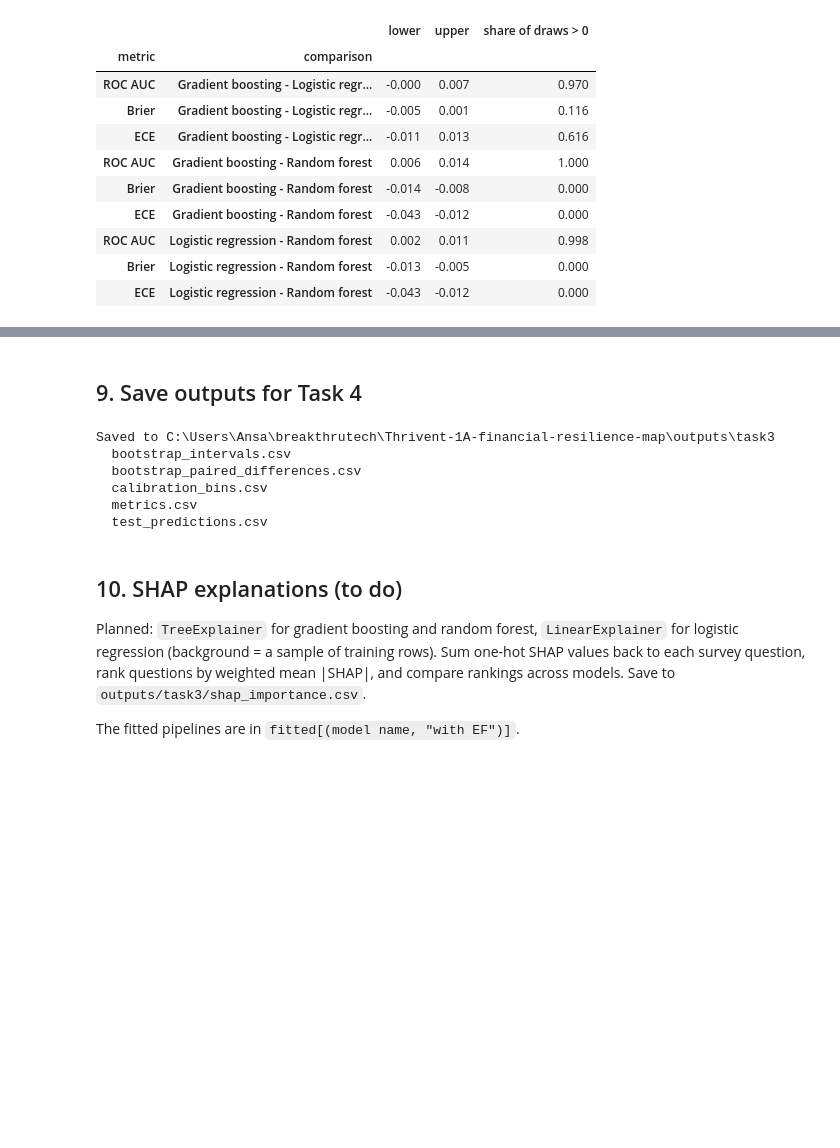
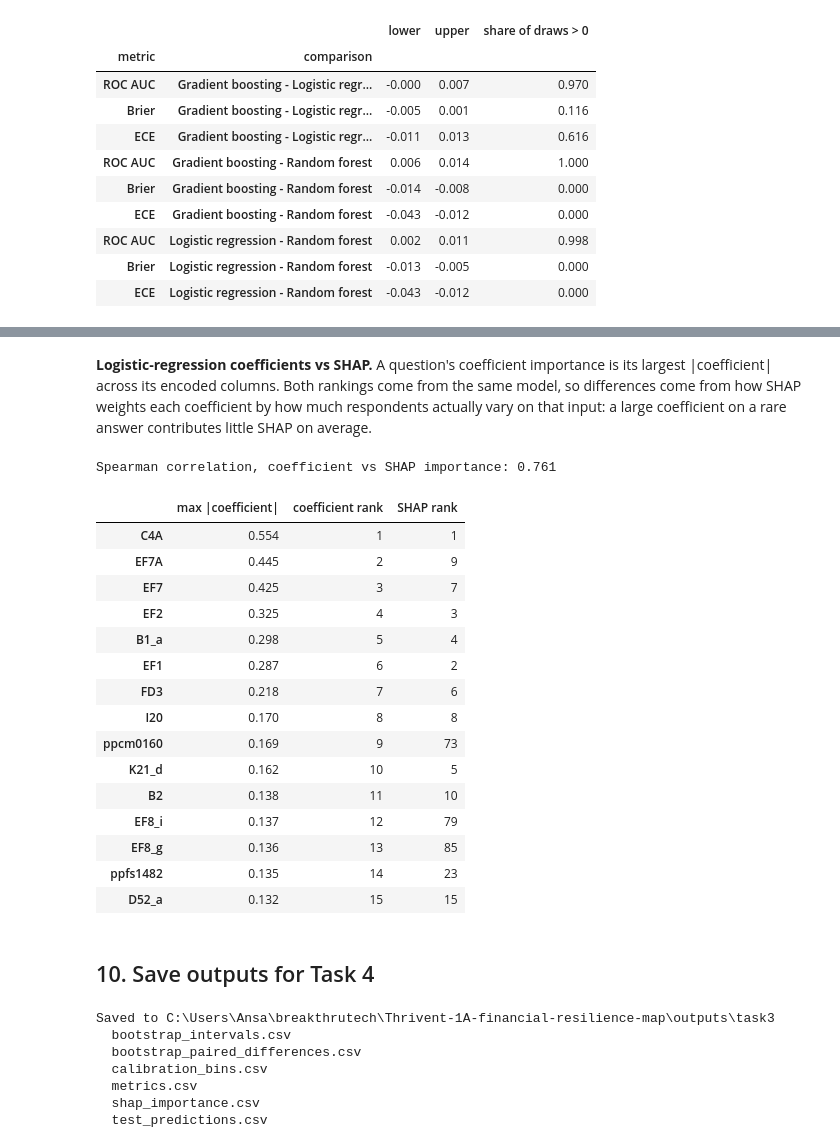
Before and after one commit to Break-Through-Tech/Thrivent-1A-financial-resilience-map, a Jupyter notebook: notebooks/08_success_metrics.ipynb, the cells around one changed output, grey strips where cells are left out. Drawn from its saved outputs; the diff is of its cells as text; code cells hidden in the pictures; blank space fills up the shorter version.

```diff
--- a/notebooks/08_success_metrics.ipynb
+++ b/notebooks/08_success_metrics.ipynb
@@ -392,0 +566,16 @@ display(paired.set_index(["metric", "comparison"]).round(3))
+# %%
+ranks = shap_importance.pivot(index="question", columns="model", values="mean_abs_shap")
+agreement = []
+for a, b in [("Gradient boosting", "Logistic regression"),
+             ("Gradient boosting", "Random forest"),
+             ("Logistic regression", "Random forest")]:
+    top_a = set(ranks[a].nlargest(20).index)
+    top_b = set(ranks[b].nlargest(20).index)
+    union = sorted(top_a | top_b)
+    agreement.append({
+        "comparison": f"{a} vs {b}",
+        "Spearman (all questions)": spearmanr(ranks[a], ranks[b]).statistic,
+        "Spearman (top-20 union)": spearmanr(ranks.loc[union, a], ranks.loc[union, b]).statistic,
+        "top-20 overlap": len(top_a & top_b),
+    })
+display(pd.DataFrame(agreement).set_index("comparison").round(3))
@@ -393,5 +588,40 @@ display(paired.set_index(["metric", "comparison"]).round(3))
+# %% [markdown]
+**Logistic-regression coefficients vs SHAP.** A question's coefficient importance is its largest |coefficient| across its encoded columns. Both rankings come from the same model, so differences come from how SHAP weights each coefficient by how much respondents actually vary on that input: a large coefficient on a rare answer contributes little SHAP on average.
+# %%
+lr_pipeline = fitted[("Logistic regression", "with EF")]
+lr_questions = question_names(lr_pipeline.named_steps["preprocess"])
+coefficients = pd.Series(lr_pipeline.named_steps["model"].coef_[0])
+coef_importance = coefficients.abs().groupby(lr_questions).max()
+
+lr_shap = ranks["Logistic regression"]
+comparison = pd.DataFrame({
+    "max |coefficient|": coef_importance,
+    "coefficient rank": coef_importance.rank(ascending=False, method="first").astype(int),
+    "SHAP rank": lr_shap.rank(ascending=False, method="first").astype(int),
+})
+rho = spearmanr(comparison["max |coefficient|"], lr_shap.loc[comparison.index]).statistic
+print(f"Spearman correlation, coefficient vs SHAP importance: {rho:.3f}")
+display(comparison.sort_values("coefficient rank").head(15).round(3))
+# %% [output]
+Spearman correlation, coefficient vs SHAP importance: 0.761
+|  | max |coefficient| | coefficient rank | SHAP rank |
+| C4A | 0.554 | 1 | 1 |
+| EF7A | 0.445 | 2 | 9 |
+| EF7 | 0.425 | 3 | 7 |
+| EF2 | 0.325 | 4 | 3 |
+| B1_a | 0.298 | 5 | 4 |
+| EF1 | 0.287 | 6 | 2 |
+| FD3 | 0.218 | 7 | 6 |
+| I20 | 0.170 | 8 | 8 |
+| ppcm0160 | 0.169 | 9 | 73 |
+| K21_d | 0.162 | 10 | 5 |
+| B2 | 0.138 | 11 | 10 |
+| EF8_i | 0.137 | 12 | 79 |
+| EF8_g | 0.136 | 13 | 85 |
+| ppfs1482 | 0.135 | 14 | 23 |
+| D52_a | 0.132 | 15 | 15 |
 # %% [markdown]
-## 9. Save outputs for Task 4
+## 10. Save outputs for Task 4
 # %%
 OUT = Path("../outputs/task3") if Path("../data/processed").exists() else Path("outputs/task3")
 OUT.mkdir(parents=True, exist_ok=True)
@@ -406,6 +636,7 @@ metrics.to_csv(OUT / "metrics.csv", index=False)
 calibration_bins.to_csv(OUT / "calibration_bins.csv", index=False)
 intervals.reset_index().to_csv(OUT / "bootstrap_intervals.csv", index=False)
 paired.to_csv(OUT / "bootstrap_paired_differences.csv", index=False)
+shap_importance.to_csv(OUT / "shap_importance.csv", index=False)
 print("Saved to", OUT.resolve())
 for path in sorted(OUT.glob("*.csv")):
     print(" ", path.name)
@@ -415,10 +646,5 @@ Saved to C:\Users\Ansa\breakthrutech\Thrivent-1A-financial-resilience-map\output
   bootstrap_paired_differences.csv
   calibration_bins.csv
   metrics.csv
+  shap_importance.csv
   test_predictions.csv
-# %% [markdown]
-## 10. SHAP explanations (to do)
-
-Planned: `TreeExplainer` for gradient boosting and random forest, `LinearExplainer` for logistic regression (background = a sample of training rows). Sum one-hot SHAP values back to each survey question, rank questions by weighted mean |SHAP|, and compare rankings across models. Save to `outputs/task3/shap_importance.csv`.
-
-The fitted pipelines are in `fitted[(model name, "with EF")]`.
```
Also changed, not shown: parts of 12 cells of this notebook, 6 other files.
